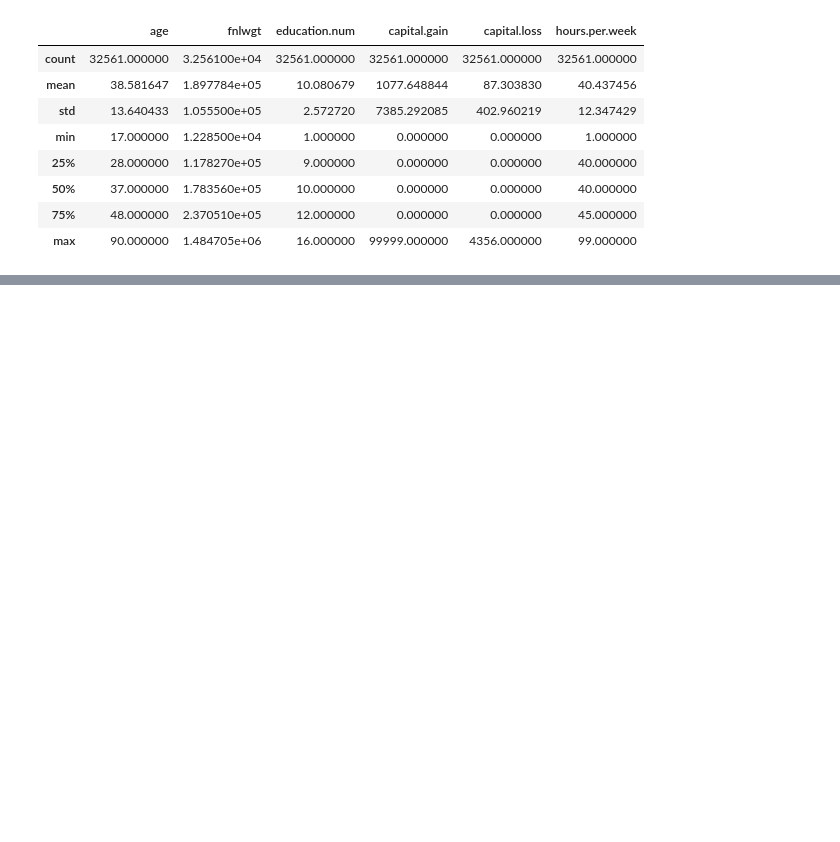
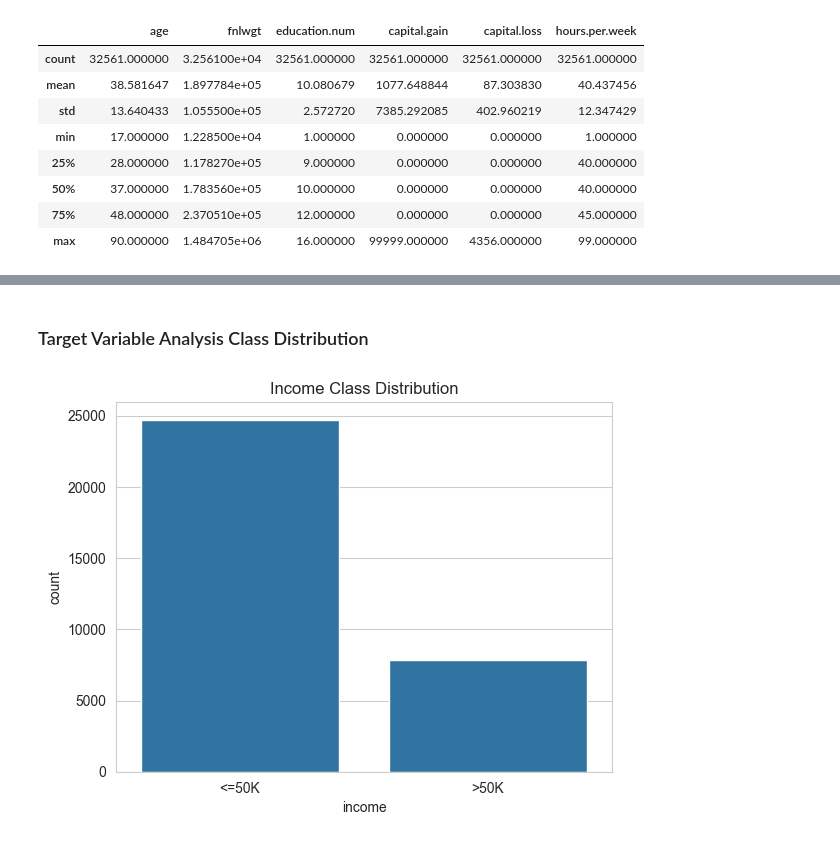
Before and after one commit to dantawalli/Adult-census-income-ML-project, a Jupyter notebook: adult_income_responsible_ai.ipynb, the cells around one changed output, grey strips where cells are left out. Drawn from its saved outputs; the diff is of its cells as text; code cells hidden in the pictures; blank space fills up the shorter version.

```diff
--- a/adult_income_responsible_ai.ipynb
+++ b/adult_income_responsible_ai.ipynb
@@ -40,5 +45,4 @@ import sys
 # %%
 import pandas as pd
-# Load training data
-df = pd.read_csv("Data/adult.csv")
-df.head(10)
+# Load data
+df = pd.read_csv("adult.csv")
@@ -77,0 +136,10 @@ display(df.describe())
+# %%
+import numpy as np
+df.replace("?", np.nan, inplace=True)
+missing = df.isnull().sum()
+missing_percentage = (missing / len(df)) * 100
+
+pd.DataFrame({
+    "Missing Count": missing,
+    "Missing Percentage": missing_percentage
+})
@@ -77,0 +163,11 @@ display(df.describe())
+# %% [markdown]
+### Target Variable Analysis Class Distribution
+# %%
+import seaborn as sns
+import matplotlib.pyplot as plt
+df['income'].value_counts()
+sns.countplot(x='income', data=df)
+plt.title("Income Class Distribution")
+plt.show()
+# %% [output]
+[figure, added]
```
Also changed, not shown: parts of 41 cells of this notebook, 2 other files.
